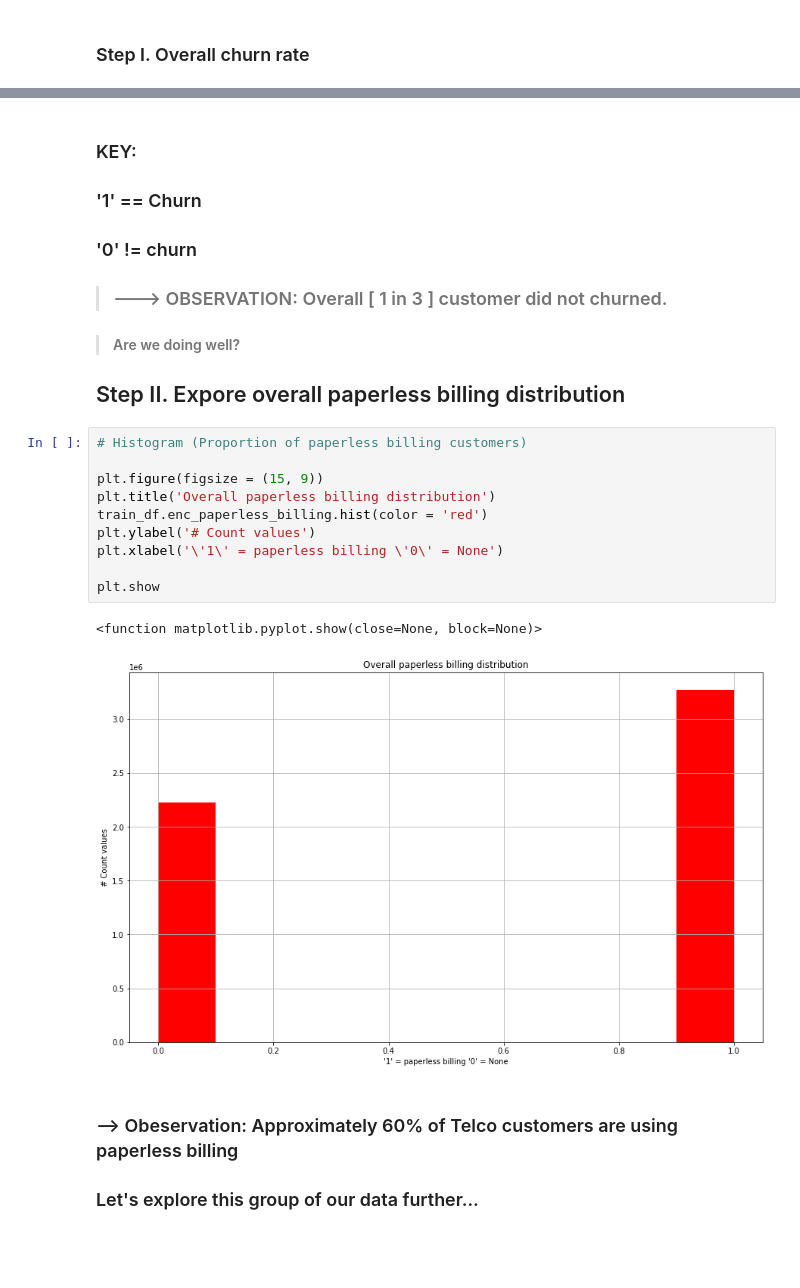
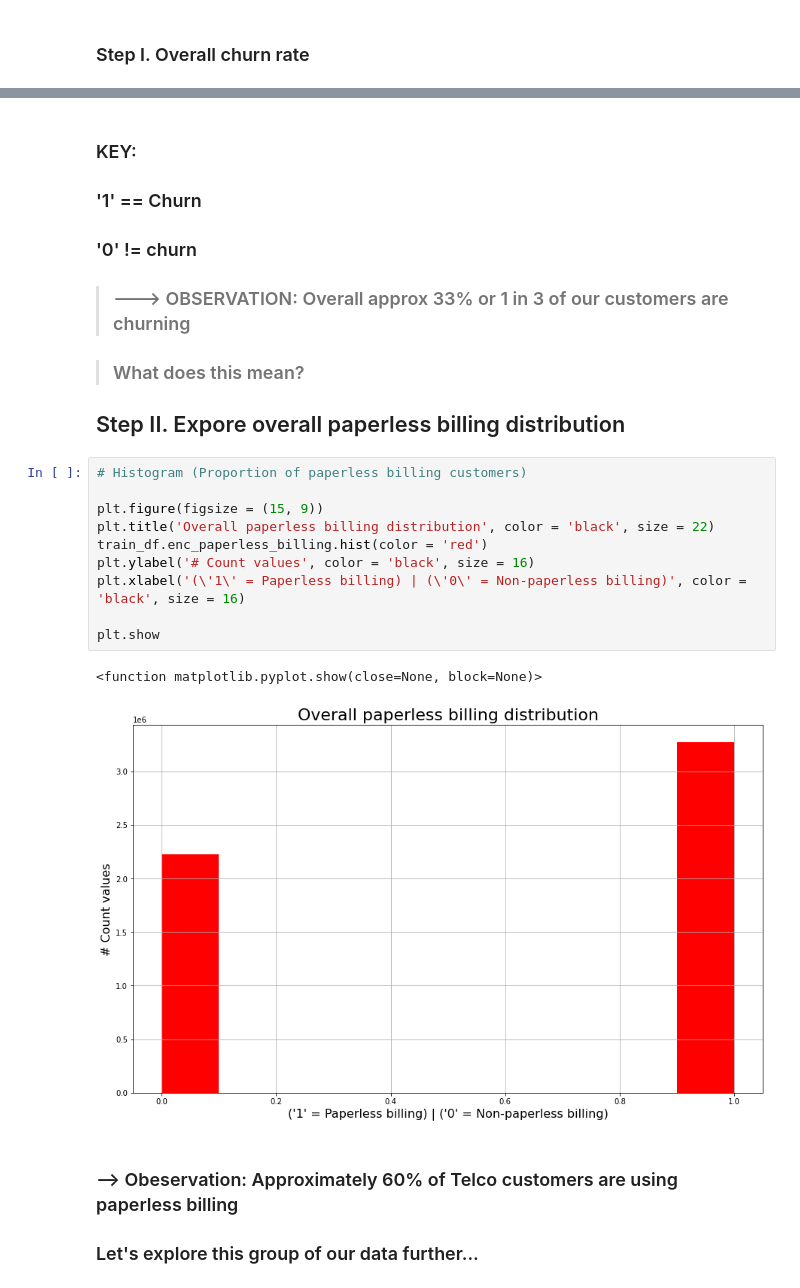
Before and after one commit to stephenkipkurui/classification-project, a Jupyter notebook: customer_churn_telcoco.ipynb, the cells around one changed output, grey strips where cells are left out. Saved outputs shown, nothing was run; the diff lists cells and outputs as text; blank space fills up the shorter version.

Commit message:
Customer Churn Main programming file

```diff
--- a/customer_churn_telcoco.ipynb
+++ b/customer_churn_telcoco.ipynb
@@ -235,25 +164,25 @@ plt.show
 ### '0' != churn
 
 
->### --->  OBSERVATION: Overall [ 1 in 3 ] customer did not churned.
+>### --->  OBSERVATION: Overall approx 33% or 1 in 3 of our customers are churning
 
-> #### Are we doing well?
+> ### What does this mean?
 
 
 ## Step II. Expore overall paperless billing distribution
 # %%
 # Histogram (Proportion of paperless billing customers)
 
 plt.figure(figsize = (15, 9))
-plt.title('Overall paperless billing distribution')
+plt.title('Overall paperless billing distribution', color = 'black', size = 22)
 train_df.enc_paperless_billing.hist(color = 'red')
-plt.ylabel('# Count values')
-plt.xlabel('\'1\' = paperless billing \'0\' = None')
+plt.ylabel('# Count values', color = 'black', size = 16)
+plt.xlabel('(\'1\' = Paperless billing) | (\'0\' = Non-paperless billing)', color = 'black', size = 16)
 
 plt.show
 # %% [output]
 <function matplotlib.pyplot.show(close=None, block=None)>
-[figure, old version]
+[figure, new version]
 # %% [markdown]
 ### --> Obeservation: Approximately 60% of Telco customers are using paperless billing
 
```
Also changed, not shown: parts of 108 cells of this notebook.
